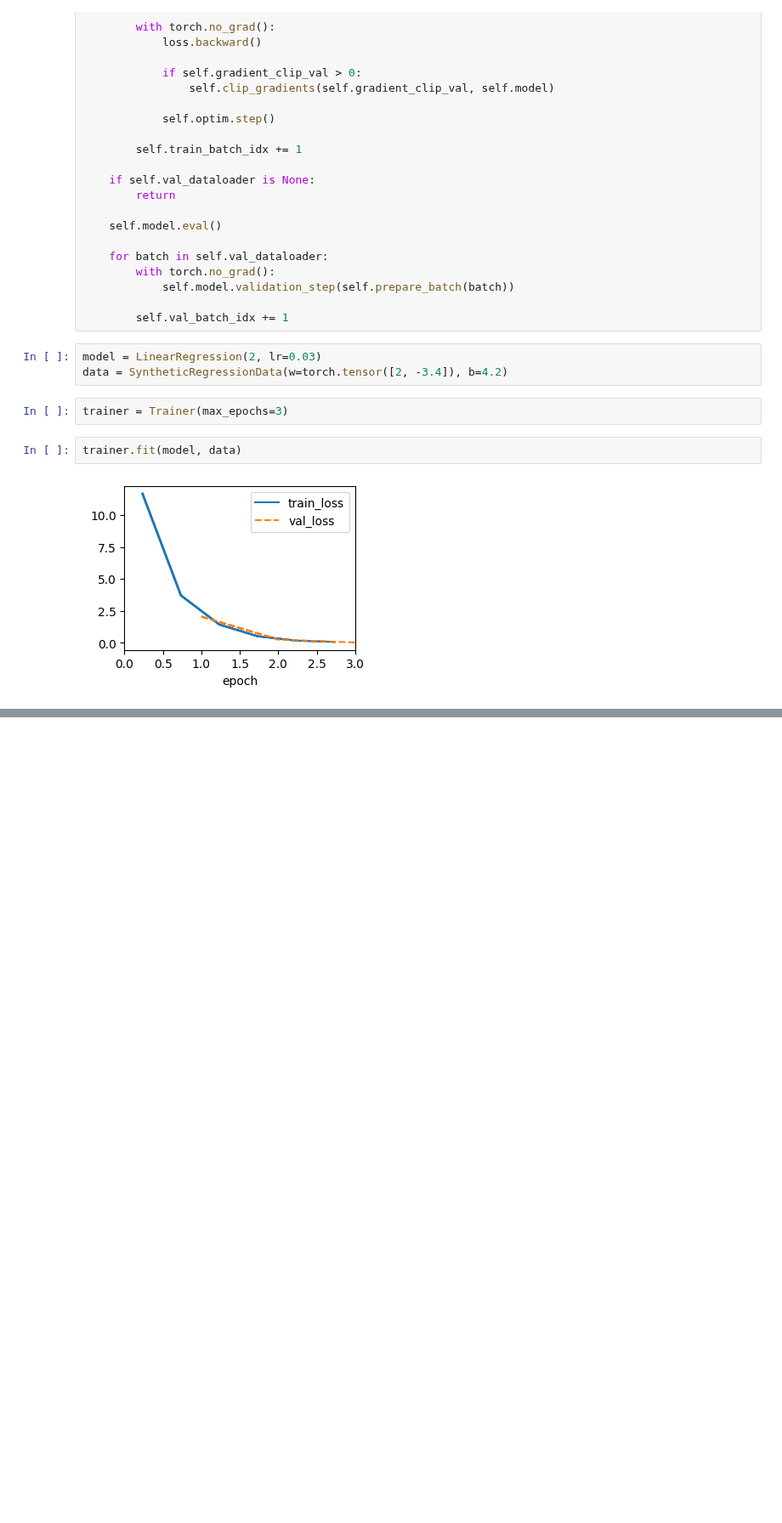
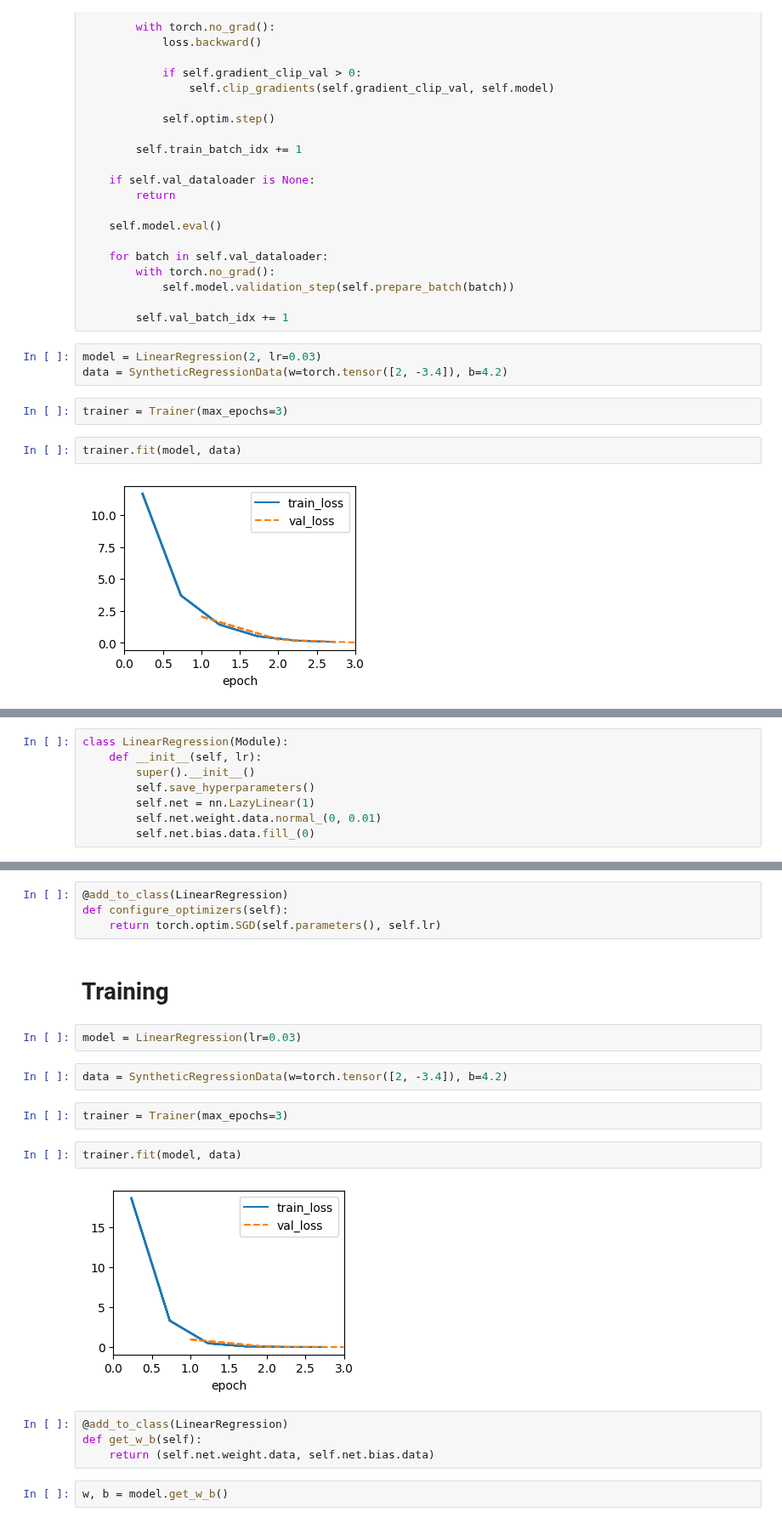
Before and after one commit to enfycius/ML-Notes, a Jupyter notebook: Deep Learning/PyTorch/Synthetic.ipynb, the cells around one changed output, grey strips where cells are left out. Shown at 85% size. Saved outputs shown, nothing was run; the diff lists cells and outputs as text; blank space fills up the shorter version.

Commit message:
Concise Implementation of Linear Regression

```diff
--- a/Deep Learning/PyTorch/Synthetic.ipynb
+++ b/Deep Learning/PyTorch/Synthetic.ipynb
@@ -167,0 +183,8 @@ trainer.fit(model, data)
+# %%
+class LinearRegression(Module):
+    def __init__(self, lr):
+        super().__init__()
+        self.save_hyperparameters()
+        self.net = nn.LazyLinear(1)
+        self.net.weight.data.normal_(0, 0.01)
+        self.net.bias.data.fill_(0)
@@ -167,0 +205,22 @@ trainer.fit(model, data)
+# %%
+@add_to_class(LinearRegression)
+def configure_optimizers(self):
+    return torch.optim.SGD(self.parameters(), self.lr)
+# %% [markdown]
+# Training
+# %%
+model = LinearRegression(lr=0.03)
+# %%
+data = SyntheticRegressionData(w=torch.tensor([2, -3.4]), b=4.2)
+# %%
+trainer = Trainer(max_epochs=3)
+# %%
+trainer.fit(model, data)
+# %% [output]
+[figure, added]
+# %%
+@add_to_class(LinearRegression)
+def get_w_b(self):
+    return (self.net.weight.data, self.net.bias.data)
+# %%
+w, b = model.get_w_b()
```
Also changed, not shown: parts of 8 cells of this notebook.
